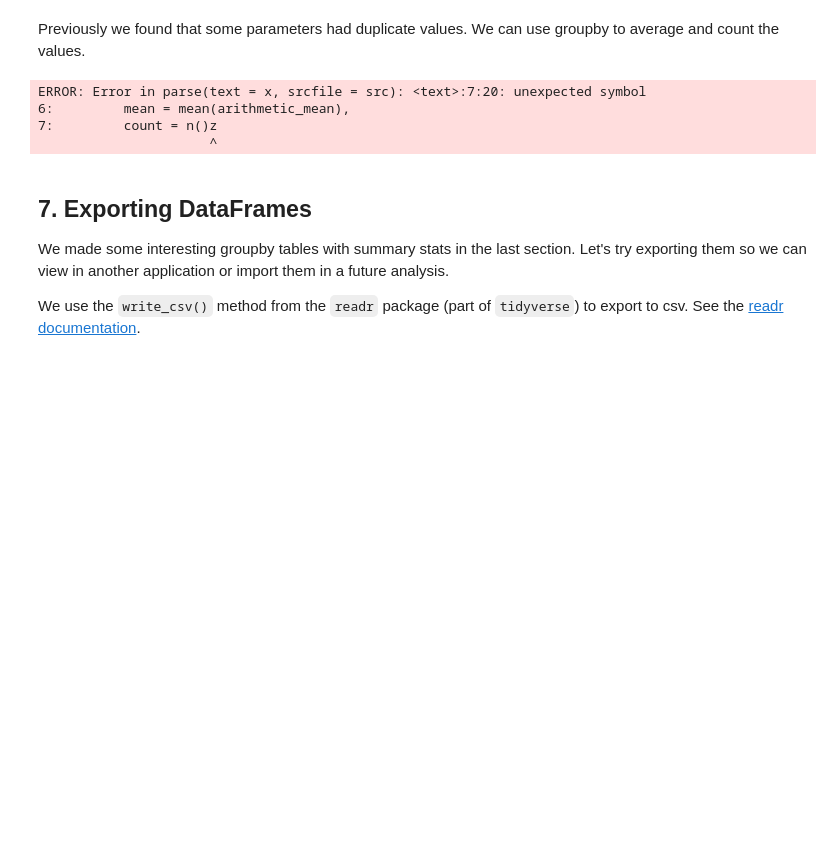
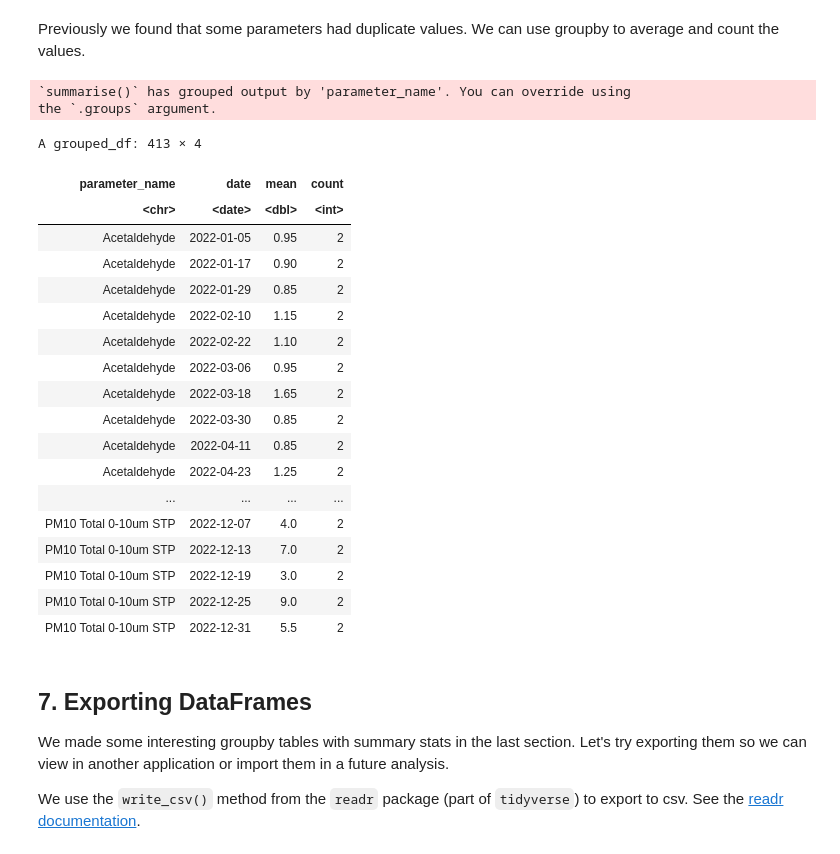
Before and after one commit to MPA-2065-FA24/mpa2065-fall2024, a Jupyter notebook: exploratory_data_analysis/notebooks/1.0-gtd-eda-walkthrough.ipynb, the cells around one changed output. Cells and saved outputs as stored; diff of their text form; code cells hidden in the pictures; blank space fills up the shorter version.

```diff
--- a/exploratory_data_analysis/notebooks/1.0-gtd-eda-walkthrough.ipynb
+++ b/exploratory_data_analysis/notebooks/1.0-gtd-eda-walkthrough.ipynb
@@ -1154,18 +1154,35 @@ Previously we found that some parameters had duplicate values. We can use groupb
 # %%
 gb_param_date <- df_2022_cleaned_v1 %>%
     group_by(parameter_name, date)
 
 gb_param_date %>%
     summarize(
         mean = mean(arithmetic_mean),
-        count = n()z
+        count = n()
     ) %>%
     filter(count > 1)
 # %% [output]
-ERROR: Error in parse(text = x, srcfile = src): <text>:7:20: unexpected symbol
-6:         mean = mean(arithmetic_mean),
-7:         count = n()z
-                      ^
+`summarise()` has grouped output by 'parameter_name'. You can override using
+the `.groups` argument.
+A grouped_df: 413 × 4
+| parameter_name | date | mean | count |
+| <chr> | <date> | <dbl> | <int> |
+| Acetaldehyde | 2022-01-05 | 0.95 | 2 |
+| Acetaldehyde | 2022-01-17 | 0.90 | 2 |
+| Acetaldehyde | 2022-01-29 | 0.85 | 2 |
+| Acetaldehyde | 2022-02-10 | 1.15 | 2 |
+| Acetaldehyde | 2022-02-22 | 1.10 | 2 |
+| Acetaldehyde | 2022-03-06 | 0.95 | 2 |
+| Acetaldehyde | 2022-03-18 | 1.65 | 2 |
+| Acetaldehyde | 2022-03-30 | 0.85 | 2 |
+| Acetaldehyde | 2022-04-11 | 0.85 | 2 |
+| Acetaldehyde | 2022-04-23 | 1.25 | 2 |
+| ... | ... | ... | ... |
+| PM10 Total 0-10um STP | 2022-12-07 | 4.0 | 2 |
+| PM10 Total 0-10um STP | 2022-12-13 | 7.0 | 2 |
+| PM10 Total 0-10um STP | 2022-12-19 | 3.0 | 2 |
+| PM10 Total 0-10um STP | 2022-12-25 | 9.0 | 2 |
+| PM10 Total 0-10um STP | 2022-12-31 | 5.5 | 2 |
 # %% [markdown]
 ## 7. Exporting DataFrames
 We made some interesting groupby tables with summary stats in the last section. Let's try exporting them so we can view in another application or import them in a future analysis.
```
Also changed, not shown: parts of 14 cells of this notebook.
